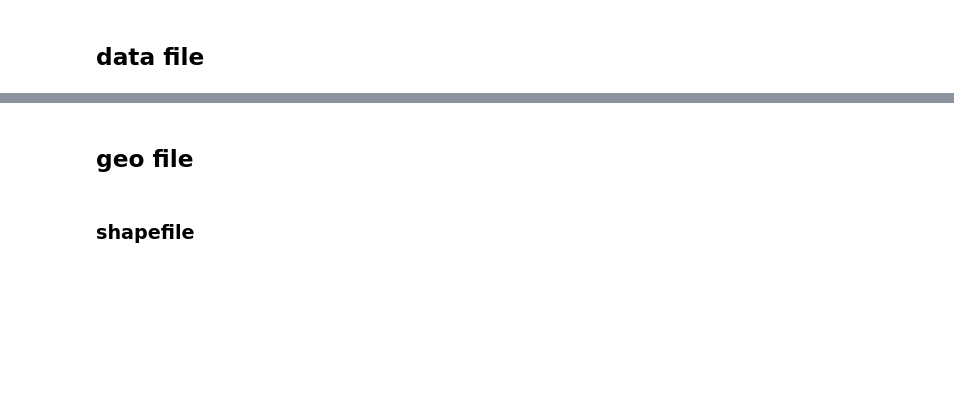
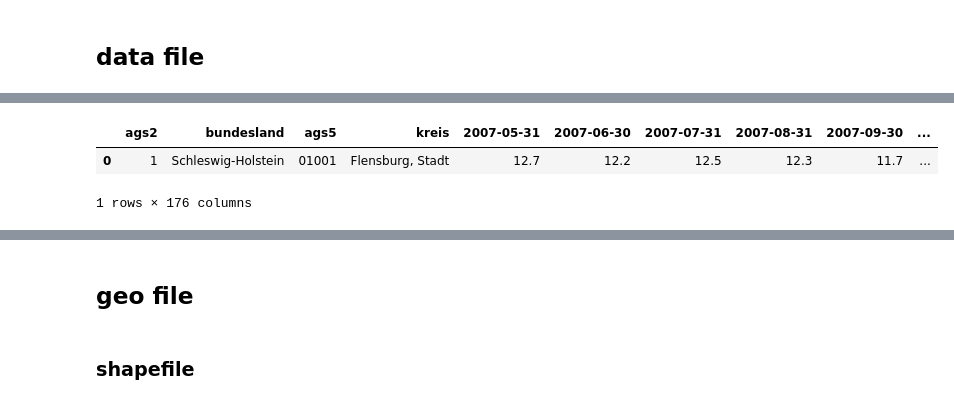
Before and after one commit to DSSGxUK/bmwi, a Jupyter notebook: notebooks/map/map-bokeh.ipynb, the cells around one changed output, grey strips where cells are left out. Drawn from its saved outputs; the diff is of its cells as text; code cells hidden in the pictures; blank space fills up the shorter version.

```diff
--- a/notebooks/map/map-bokeh.ipynb
+++ b/notebooks/map/map-bokeh.ipynb
@@ -28,0 +39,6 @@ df['ags5_fix'] = df['ags5'].apply(fix_ags5)
+# %%
+df.head(1)
+# %% [output]
+|  | ags2 | bundesland | ags5 | kreis | 2007-05-31 | 2007-06-30 | 2007-07-31 | 2007-08-31 | 2007-09-30 | ... |
+| 0 | 1 | Schleswig-Holstein | 01001 | Flensburg, Stadt | 12.7 | 12.2 | 12.5 | 12.3 | 11.7 | ... |
+1 rows × 176 columns
```
Also changed, not shown: parts of 23 cells of this notebook.
